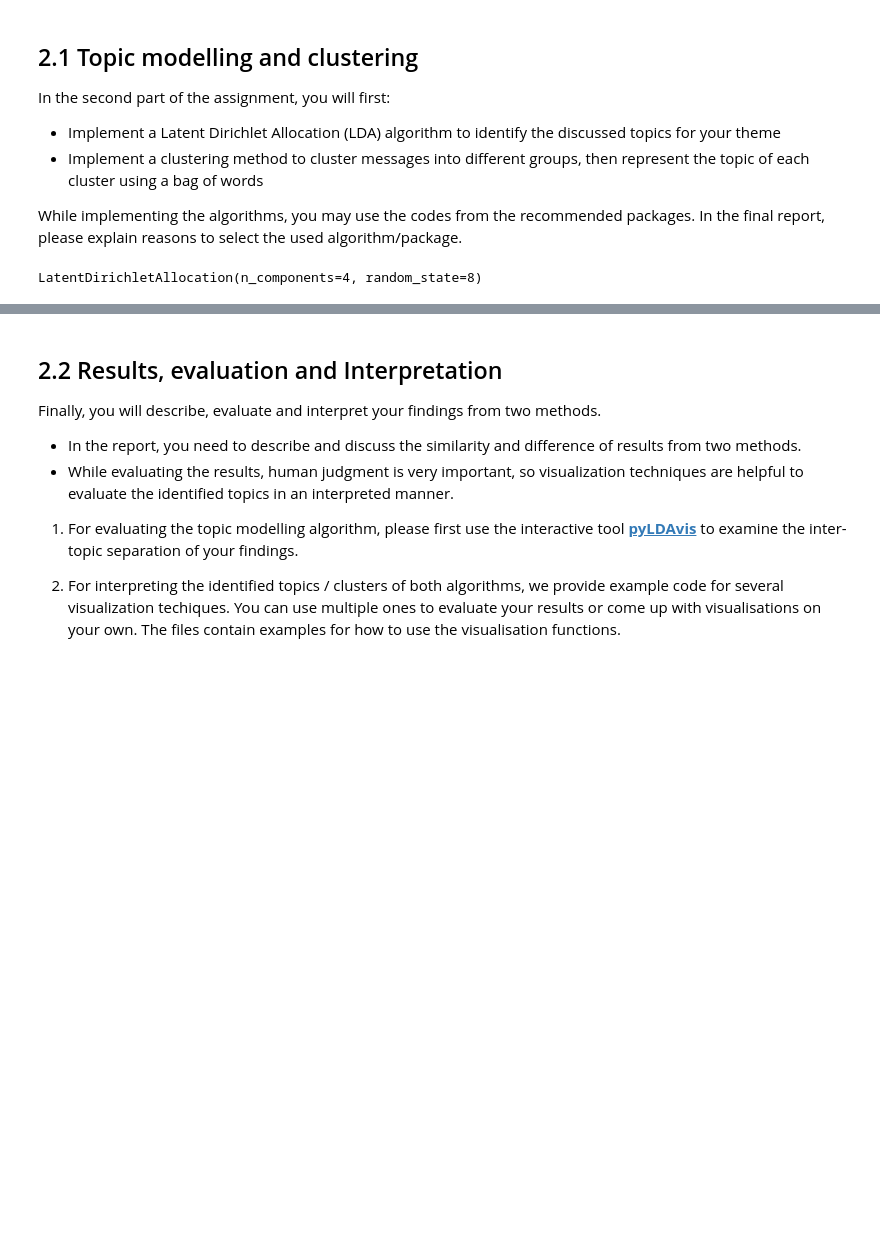
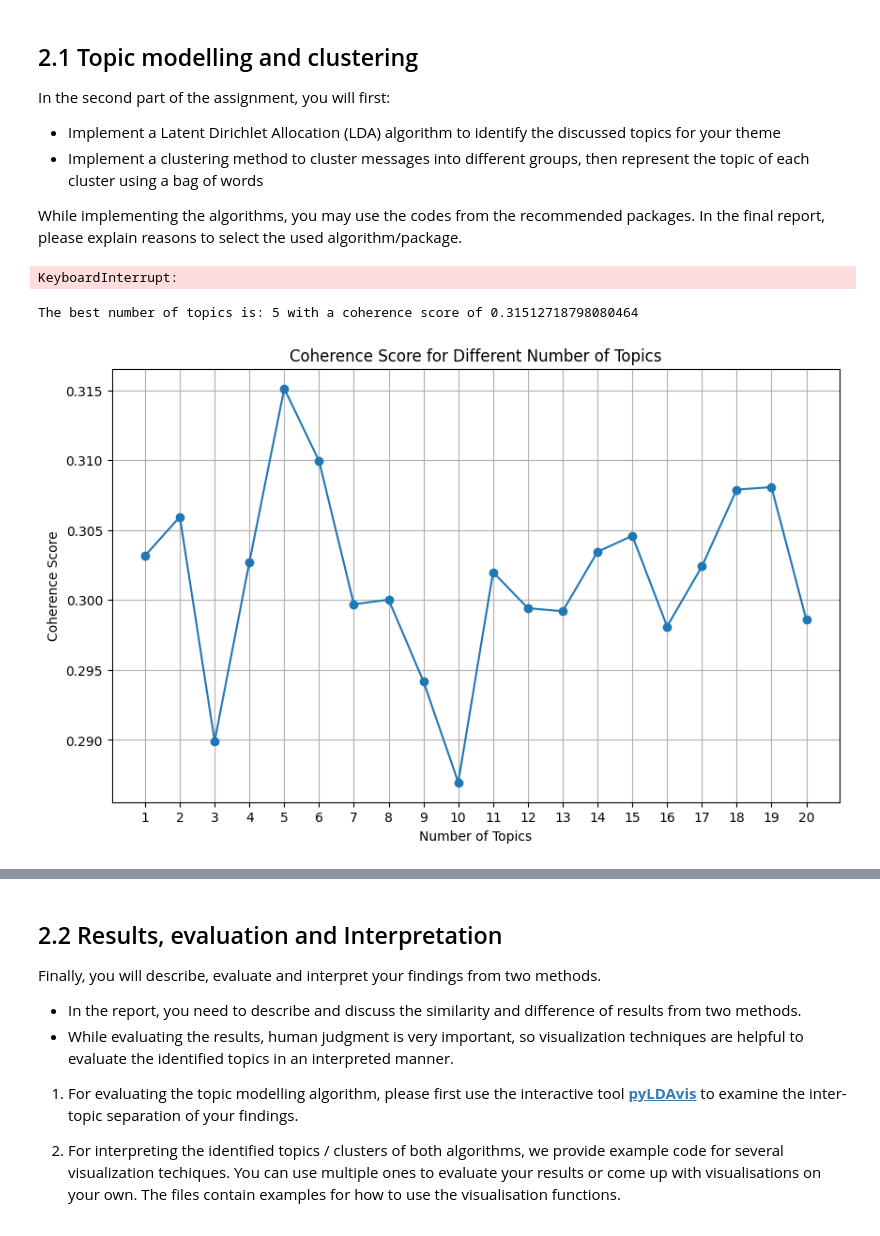
Before and after one commit to MacSuperior/APML-3, a Jupyter notebook: liam_exploration.ipynb, the cells around one changed output, grey strips where cells are left out. Cells and saved outputs as stored; diff of their text form; code cells hidden in the pictures; blank space fills up the shorter version.

Commit message:
Update pyLDAvis with gensim and the right preprocessed data

```diff
--- a/liam_exploration.ipynb
+++ b/liam_exploration.ipynb
@@ -261,12 +263,61 @@ clustering_featurename = vectorizer.get_feature_names_out()
 While implementing the algorithms, you may use the codes from the recommended packages. In the final report, please explain reasons to select the used algorithm/package.
 # %%
 # TODO: topic modeling using the LDA algorithm
-from sklearn.decomposition import LatentDirichletAllocation as HyperLDA
 
-lda = HyperLDA(
-    n_components = 4,
+# SKLEARN
+
+lda = LatentDirichletAllocation(
+    n_components = 10,
     random_state = 8
 )
 lda.fit(lda_input)
 # %% [output]
-LatentDirichletAllocation(n_components=4, random_state=8)
+KeyboardInterrupt:
+# %%
+# GENSIM
+words = [message.split() for message in cleaned_messages]
+id2word = gensim.corpora.Dictionary(words)
+corpus = [id2word.doc2bow(word) for word in words]
+# %%
+from gensim.models import CoherenceModel
+
+# Define a function to calculate coherence score
+def calculate_coherence_score(corpus, dictionary, texts, num_topics):
+    lda_model = gensim.models.LdaMulticore(
+        corpus=corpus,
+        id2word=dictionary,
+        num_topics=num_topics,
+        random_state=42
+    )
+    coherence_model = CoherenceModel(model=lda_model, texts=texts, dictionary=dictionary, coherence='c_v')
+    return coherence_model.get_coherence()
+
+# Loop through different numbers of topics and calculate coherence scores
+min_topics = 1
+max_topics = 20
+step_size = 1
+coherence_scores = []
+
+for num_topics in range(min_topics, max_topics + 1, step_size):
+    coherence_score = calculate_coherence_score(corpus, id2word, words, num_topics)
+    coherence_scores.append((num_topics, coherence_score))
+
+# Find the number of topics with the highest coherence score
+best_num_topics, best_coherence_score = max(coherence_scores, key=lambda x: x[1])
+
+print(f"The best number of topics is: {best_num_topics} with a coherence score of {best_coherence_score}")
+# %% [output]
+The best number of topics is: 5 with a coherence score of 0.31512718798080464
+# %%
+num_topics, coherence_scores = zip(*coherence_scores)
+
+plt.figure(figsize=(10, 6))
+plt.plot(num_topics, coherence_scores, marker='o')
+plt.title('Coherence Score for Different Number of Topics')
+plt.xlabel('Number of Topics')
+plt.ylabel('Coherence Score')
+plt.xticks(num_topics)
+plt.grid(True)
+plt.show()
+# %% [output]
+[figure, added]
```
Also changed, not shown: parts of 21 cells of this notebook.
